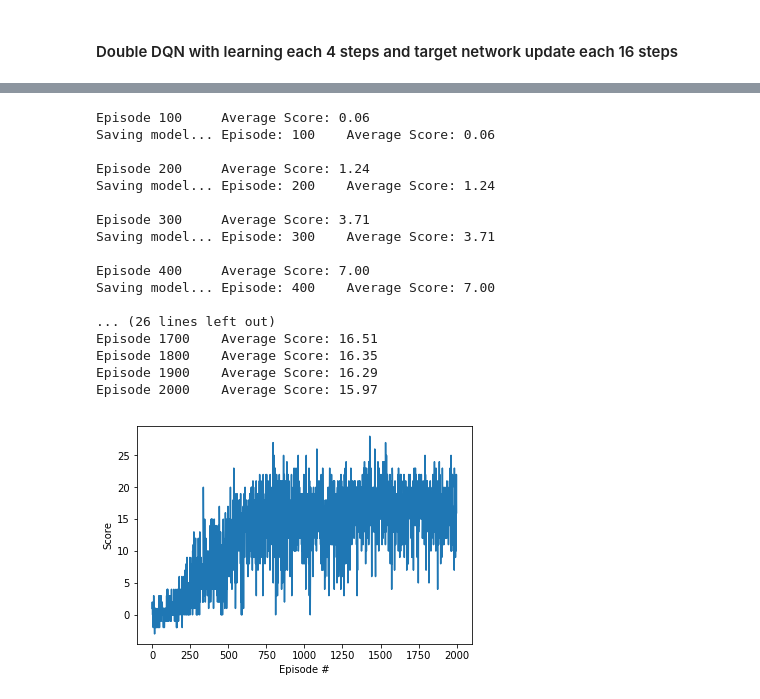
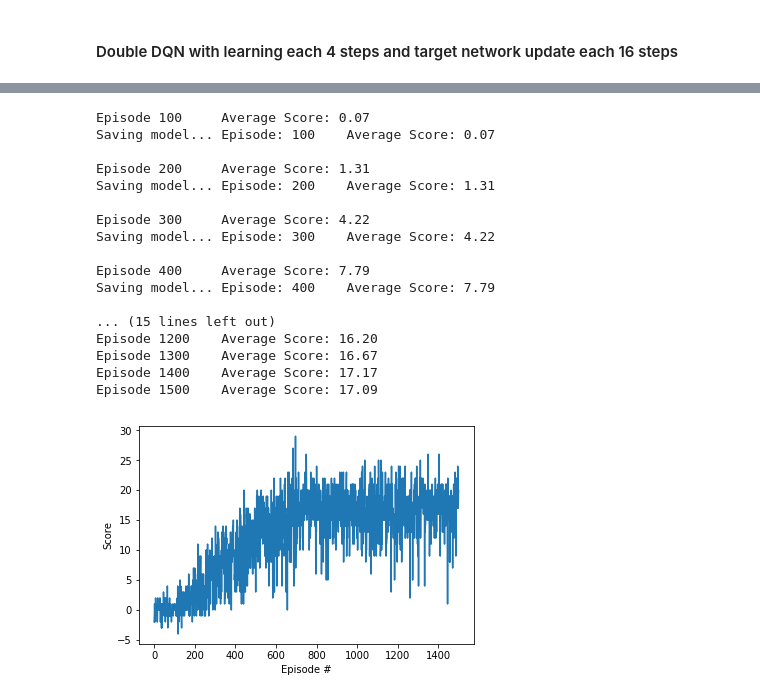
Before and after one commit to alexeysas/drl-navigation, a Jupyter notebook: Navigation.ipynb, the cells around one changed output, grey strips where cells are left out. Drawn from its saved outputs; the diff is of its cells as text; code cells hidden in the pictures.

```diff
--- a/Navigation.ipynb
+++ b/Navigation.ipynb
@@ -812,38 +816,38 @@ NameError: name 'plotScores' is not defined
 # %%
 # Dueling DDQN agent with learning every 4 steps and updating target network with every 16 steps
 
 # simple agent with learning every 4 steps and updating target network with every 16 steps
 hyperparams = { "BUFFER_SIZE" : int(1e5),  # replay buffer size
                 "BATCH_SIZE" : 64,         # minibatch size
                 "GAMMA" : 0.99,             # discount factor
                 "TAU" : 1e-3,               # for soft update of target parameters
                 "LR" : 5e-4,                # learning rate
-                "UPDATE_EVERY" : 4,         # how often to update the network
+                "UPDATE_EVERY" : 5,         # how often to update the network
                 "UPDATE_TARGET_EVERY" : 7   # how often to update target network
               }
 
 agent = DDQNAgent(device, hyperparams, DuelingQNetwork, state_size=env.state_size, action_size=env.action_size, seed=0)
-duelingScoresDDQN16 = dqn(env, agent, n_episodes=2000, model_file = 'DuelingDDQN16checkpoint.pth')
+score = dqn(env, agent, n_episodes=1500, model_file = 'DuDDQN2checkpoint.pth')
 
-np.save("DuelingDDQN16Scores.npy", duelingScoresDDQN16)
+np.save("DuDDQN2scores.npy", score)
 
-plot_scores(duelingScoresDDQN16)
+plot_scores(score)
 # %% [output]
-Episode 100     Average Score: 0.06
-Saving model... Episode: 100    Average Score: 0.06
+Episode 100     Average Score: 0.07
+Saving model... Episode: 100    Average Score: 0.07
 
-Episode 200     Average Score: 1.24
-Saving model... Episode: 200    Average Score: 1.24
+Episode 200     Average Score: 1.31
+Saving model... Episode: 200    Average Score: 1.31
 
-Episode 300     Average Score: 3.71
-Saving model... Episode: 300    Average Score: 3.71
+Episode 300     Average Score: 4.22
+Saving model... Episode: 300    Average Score: 4.22
 
-Episode 400     Average Score: 7.00
-Saving model... Episode: 400    Average Score: 7.00
+Episode 400     Average Score: 7.79
+Saving model... Episode: 400    Average Score: 7.79
 
-... (26 lines left out)
-Episode 1700    Average Score: 16.51
-Episode 1800    Average Score: 16.35
-Episode 1900    Average Score: 16.29
-Episode 2000    Average Score: 15.97
+... (15 lines left out)
+Episode 1200    Average Score: 16.20
+Episode 1300    Average Score: 16.67
+Episode 1400    Average Score: 17.17
+Episode 1500    Average Score: 17.09
-[figure, old version]
+[figure, new version]
```
Also changed, not shown: parts of 12 cells of this notebook, 17 other files.
